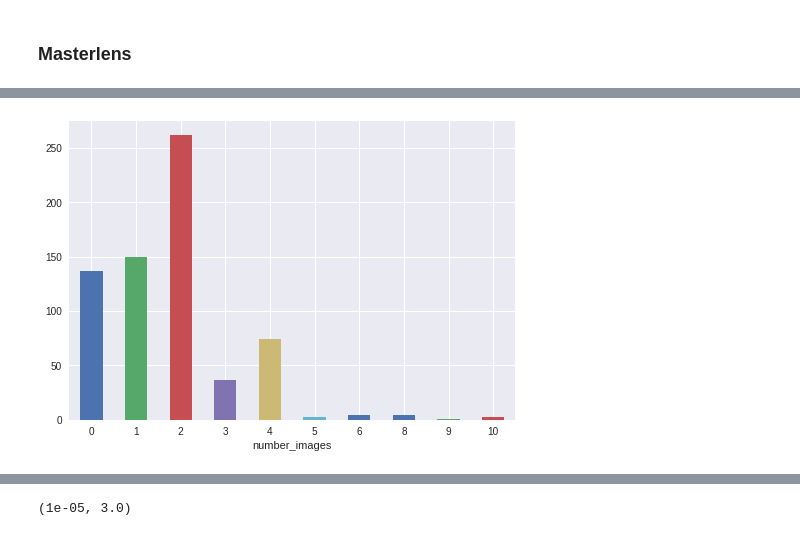
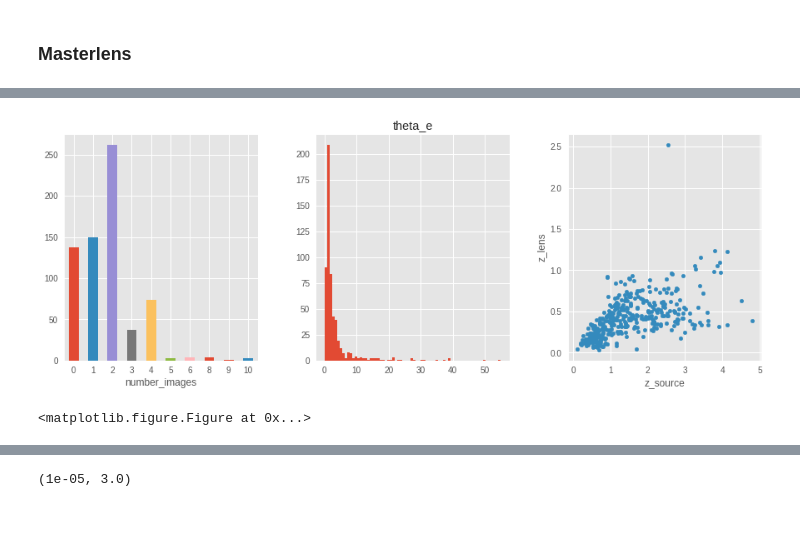
Before and after one commit to vivianemm/GLquasars, a Jupyter notebook: Untitled.ipynb, the cells around one changed output, grey strips where cells are left out. Saved outputs shown, nothing was run; the diff lists cells and outputs as text; code cells hidden in the pictures.

```diff
--- a/Untitled.ipynb
+++ b/Untitled.ipynb
@@ -3,7 +3,9 @@
 # %%
 import matplotlib.pyplot as plt
 %matplotlib inline
-plt.style.use('seaborn')
+plt.style.use('ggplot')
 import pandas as pd
+import numpy as np
+import scipy.constants as sp
 # %%
 lens_df = pd.read_csv('masterlens.csv')
@@ -30,7 +20,17 @@ lens_df
 # %%
 # barplot do numero de imagens em cada lente
+
+fig, axes = plt.subplots(1,3, figsize=(15,5))
 grouped = lens_df.groupby('number_images')['system_name'].count()
-grouped.plot.bar(rot=0)
+grouped.plot.bar(ax=axes[0],rot=0)
+
+lens_df.hist(ax=axes[1], column='theta_e', bins = 70)
+
+# plot redshift fonte x redshift lente
+lens_df.plot(ax=axes[2], kind='scatter', x='z_source', y='z_lens')
+
 plt.show()
+plt.tight_layout()
 # %% [output]
-[figure, old version]
+[figure, new version]
+<matplotlib.figure.Figure at 0x...>
```
Also changed, not shown: parts of 9 cells of this notebook, 2 other files.
